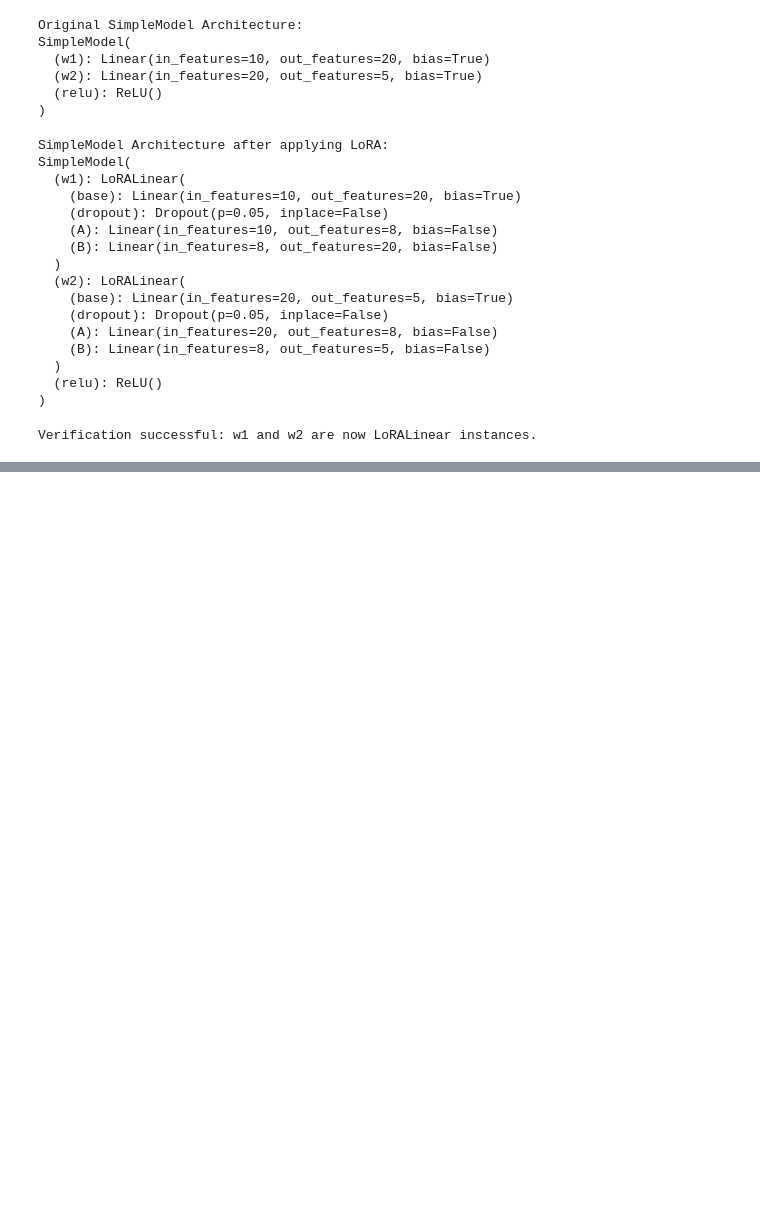
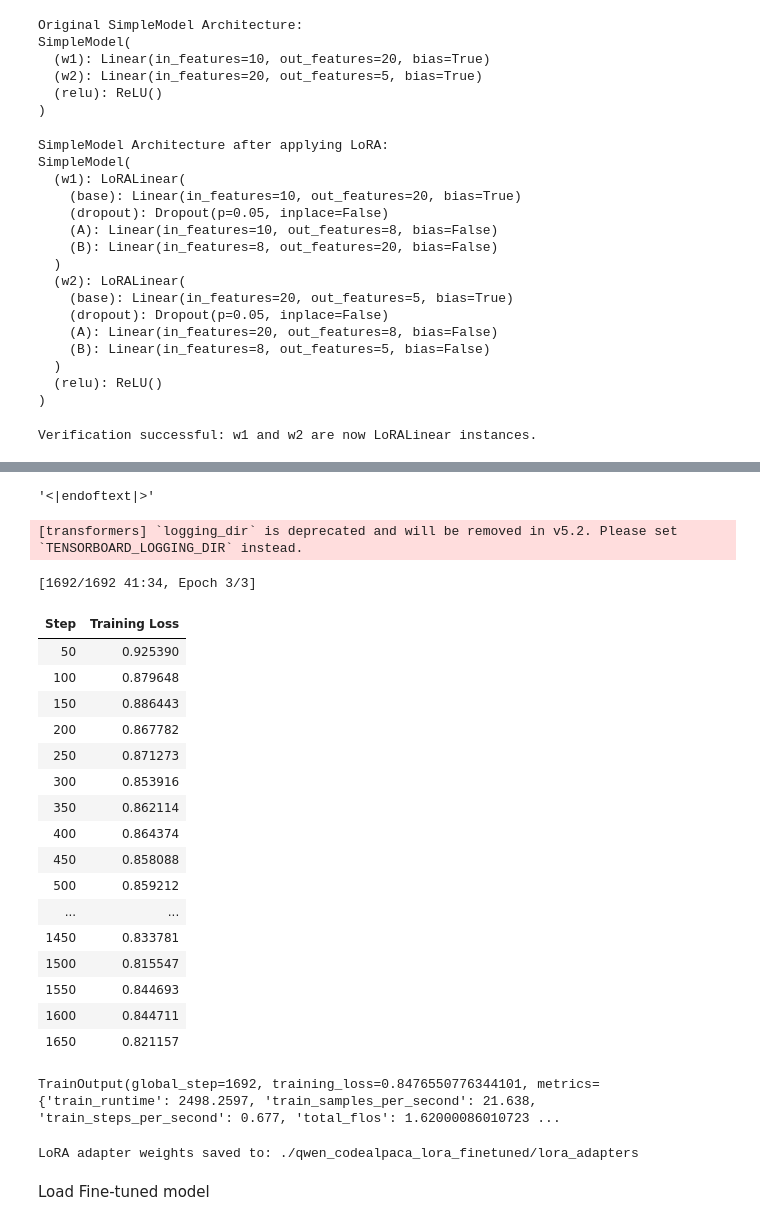
Before and after one commit to Bukunmi2108/ml-journey, a Jupyter notebook: research/p2/lora.ipynb, the cells around one changed output, grey strips where cells are left out. Saved outputs shown, nothing was run; the diff lists cells and outputs as text; code cells hidden in the pictures; blank space fills up the shorter version.

```diff
--- a/research/p2/lora.ipynb
+++ b/research/p2/lora.ipynb
@@ -109,0 +210,69 @@ Verification successful: w1 and w2 are now LoRALinear instances.
+# %%
+def tokenize_function(examples):
+  return tokenizer(examples['text'], truncation=True, padding=False, max_length=512)
+tokenized_ds = formatted_ds.map(tokenize_function, batched=True, remove_columns=["text"], num_proc=4)
+# %%
+tokenizer.pad_token
+# %% [output]
+'<|endoftext|>'
+# %%
+from transformers import DataCollatorForLanguageModeling
+
+data_collator = DataCollatorForLanguageModeling(tokenizer=tokenizer, mlm=False)
+# %%
+from transformers import TrainingArguments, Trainer
+
+output_dir = "./qwen_codealpaca_lora_finetuned"
+
+training_args = TrainingArguments(
+    output_dir=output_dir,
+    num_train_epochs=3,
+    per_device_train_batch_size=4,
+    per_device_eval_batch_size=4,
+    gradient_accumulation_steps=8,
+    save_strategy="epoch",
+    logging_dir=f"{output_dir}/logs",
+    logging_strategy="steps",
+    logging_steps=50,
+    learning_rate=2e-4,
+    weight_decay=0.01,
+    fp16=True,
+    push_to_hub=False,
+    report_to="none",
+    remove_unused_columns=False,
+    label_names=["labels"]
+)
+# %% [output]
+[transformers] `logging_dir` is deprecated and will be removed in v5.2. Please set `TENSORBOARD_LOGGING_DIR` instead.
+# %%
+trainer = Trainer(model=model, args=training_args, data_collator=data_collator, train_dataset=tokenized_ds["train"], eval_dataset=tokenized_ds["test"])
+# %%
+trainer.train()
+# %% [output]
+[1692/1692 41:34, Epoch 3/3]
+| Step | Training Loss |
+| 50 | 0.925390 |
+| 100 | 0.879648 |
+| 150 | 0.886443 |
+| 200 | 0.867782 |
+| 250 | 0.871273 |
+| 300 | 0.853916 |
+| 350 | 0.862114 |
+| 400 | 0.864374 |
+| 450 | 0.858088 |
+| 500 | 0.859212 |
+| ... | ... |
+| 1450 | 0.833781 |
+| 1500 | 0.815547 |
+| 1550 | 0.844693 |
+| 1600 | 0.844711 |
+| 1650 | 0.821157 |
+TrainOutput(global_step=1692, training_loss=0.8476550776344101, metrics={'train_runtime': 2498.2597, 'train_samples_per_second': 21.638, 'train_steps_per_second': 0.677, 'total_flos': 1.62000086010723 ...
+# %%
+lora_output_dir = f"{output_dir}/lora_adapters"
+trainer.save_model(lora_output_dir)
+print(f"LoRA adapter weights saved to: {lora_output_dir}")
+# %% [output]
+LoRA adapter weights saved to: ./qwen_codealpaca_lora_finetuned/lora_adapters
+# %% [markdown]
+Load Fine-tuned model
```
Also changed, not shown: parts of 24 cells of this notebook.
